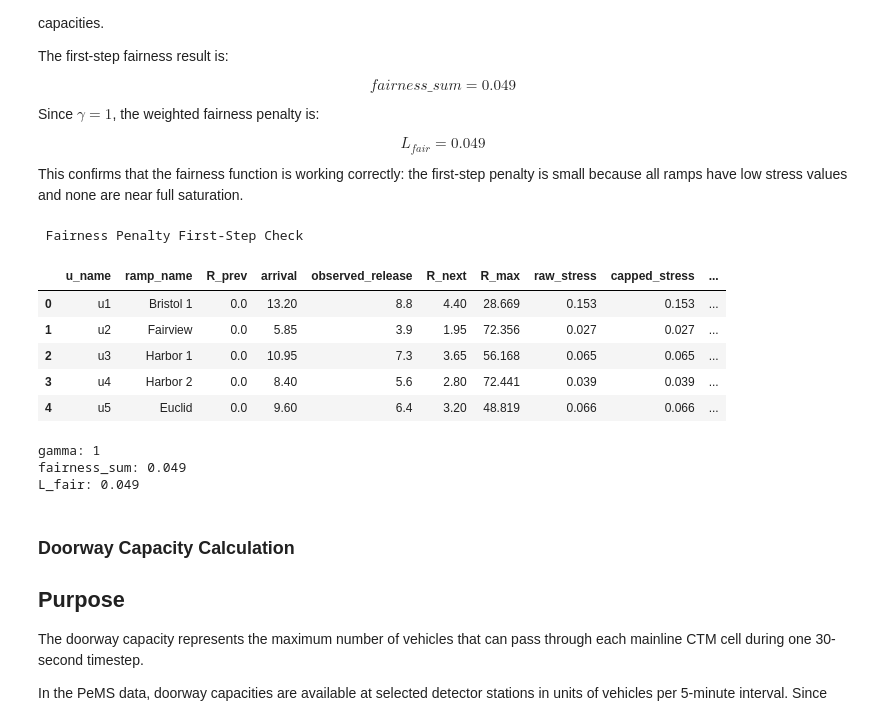
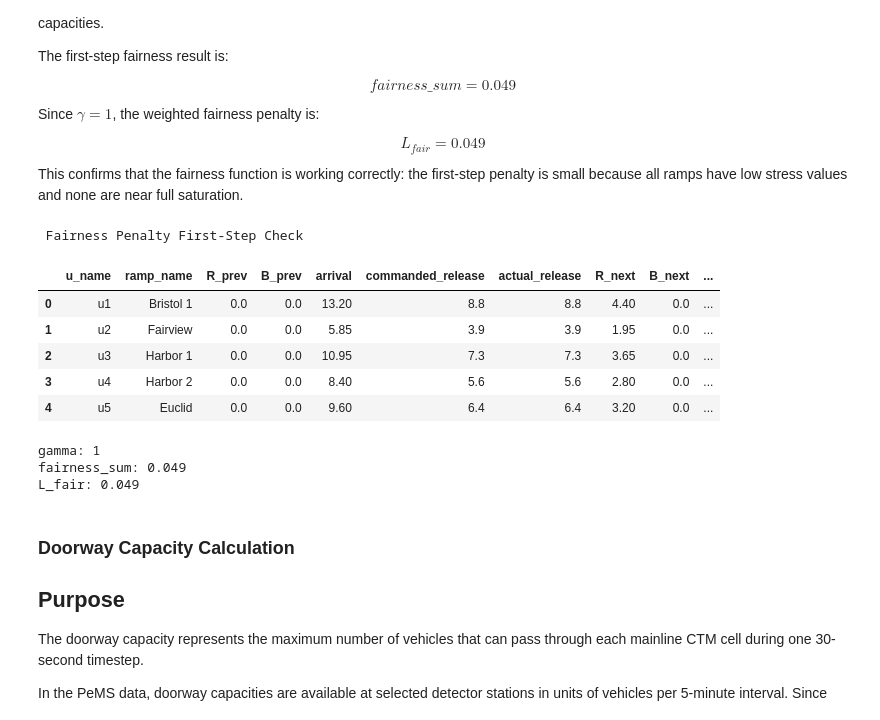
Before and after one commit to IsaacHusaiin/ADMM-Highway-Delay-Control, a Jupyter notebook: Benchmark_calculation.ipynb, the cells around one changed output. Saved outputs shown, nothing was run; the diff lists cells and outputs as text; code cells hidden in the pictures.

```diff
--- a/Benchmark_calculation.ipynb
+++ b/Benchmark_calculation.ipynb
@@ -2028,7 +2044,5 @@ def ramp_next_queue_with_spillback(
 # %%
 # 6. Fairness penalty setup check
-# Purpose: Test fairness_penalty_one_step using the first 30-second CTM step.
-
 # Use first 30-second benchmark step
 fairness_test_step = 0
 
@@ -2042,8 +2056,11 @@ if "ramp_queue_0" not in globals():
         "u5": 0.0,
     }
 
-
 R_current_test = ramp_queue_0.copy()
+B_current_test = {
+    ramp: 0.0
+    for ramp in R_current_test
+}
 
 ramp_arrival_step_test = {
     "u1": ramp_arrival_series["u1"][fairness_test_step],
@@ -2053,7 +2070,6 @@ ramp_arrival_step_test = {
     "u5": ramp_arrival_series["u5"][fairness_test_step],
 }
 
-
 observed_release_step_test = {
     "u1": observed_release_series["u1"][fairness_test_step],
     "u2": observed_release_series["u2"][fairness_test_step],
@@ -2062,15 +2078,19 @@ observed_release_step_test = {
     "u5": observed_release_series["u5"][fairness_test_step],
 }
 
-
 # next ramp queue for first step
-R_next_test, spillback_by_ramp_test = ramp_next_queue_with_spillback(
+(
+    R_next_test,
+    B_next_test,
+    spillback_by_ramp_test,
+    actual_release_step_test,
+) = ramp_next_queue_with_spillback(
     R_current_test,
+    B_current_test,
     ramp_arrival_step_test,
     observed_release_step_test,
     ramp_max_queue_by_u
 )
-
 
 # fairness penalty for first step
 stress_dict_test, fairness_sum_test, L_fair_test = fairness_penalty_one_step(
@@ -2079,46 +2099,48 @@ stress_dict_test, fairness_sum_test, L_fair_test = fairness_penalty_one_step(
     ramp_max_queue_named,
     gamma
 )
-
 
 # result
 fairness_check_rows = []
 for u_name in R_next_test:
     ramp_name = ramp_name_map[u_name]
     R_max_i = ramp_max_queue_named[ramp_name]
 
     raw_stress = R_next_test[u_name] / R_max_i
     capped_stress = min(raw_stress, 1.0)
 
     fairness_check_rows.append({
         "u_name": u_name,
         "ramp_name": ramp_name,
         "R_prev": R_current_test[u_name],
+        "B_prev": B_current_test[u_name],
         "arrival": ramp_arrival_step_test[u_name],
-        "observed_release": observed_release_step_test[u_name],
+        "commanded_release": observed_release_step_test[u_name],
+        "actual_release": actual_release_step_test[u_name],
         "R_next": R_next_test[u_name],
+        "B_next": B_next_test[u_name],
+        "total_waiting_next": R_next_test[u_name] + B_next_test[u_name],
         "R_max": R_max_i,
         "raw_stress": raw_stress,
         "capped_stress": capped_stress,
         "spillback": spillback_by_ramp_test[u_name],
     })
-
 
 fairness_check_df = pd.DataFrame(fairness_check_rows)
 print(" Fairness Penalty First-Step Check")
 display(fairness_check_df.round(3))
 
 print("gamma:", gamma)
 print("fairness_sum:", round(fairness_sum_test, 3))
 print("L_fair:", round(L_fair_test, 3))
 # %% [output]
  Fairness Penalty First-Step Check
-|  | u_name | ramp_name | R_prev | arrival | observed_release | R_next | R_max | raw_stress | capped_stress | ... |
-| 0 | u1 | Bristol 1 | 0.0 | 13.20 | 8.8 | 4.40 | 28.669 | 0.153 | 0.153 | ... |
-| 1 | u2 | Fairview | 0.0 | 5.85 | 3.9 | 1.95 | 72.356 | 0.027 | 0.027 | ... |
-| 2 | u3 | Harbor 1 | 0.0 | 10.95 | 7.3 | 3.65 | 56.168 | 0.065 | 0.065 | ... |
-| 3 | u4 | Harbor 2 | 0.0 | 8.40 | 5.6 | 2.80 | 72.441 | 0.039 | 0.039 | ... |
-| 4 | u5 | Euclid | 0.0 | 9.60 | 6.4 | 3.20 | 48.819 | 0.066 | 0.066 | ... |
+|  | u_name | ramp_name | R_prev | B_prev | arrival | commanded_release | actual_release | R_next | B_next | ... |
+| 0 | u1 | Bristol 1 | 0.0 | 0.0 | 13.20 | 8.8 | 8.8 | 4.40 | 0.0 | ... |
+| 1 | u2 | Fairview | 0.0 | 0.0 | 5.85 | 3.9 | 3.9 | 1.95 | 0.0 | ... |
+| 2 | u3 | Harbor 1 | 0.0 | 0.0 | 10.95 | 7.3 | 7.3 | 3.65 | 0.0 | ... |
+| 3 | u4 | Harbor 2 | 0.0 | 0.0 | 8.40 | 5.6 | 5.6 | 2.80 | 0.0 | ... |
+| 4 | u5 | Euclid | 0.0 | 0.0 | 9.60 | 6.4 | 6.4 | 3.20 | 0.0 | ... |
 gamma: 1
 fairness_sum: 0.049
 L_fair: 0.049
```
Also changed, not shown: parts of 14 cells of this notebook.
